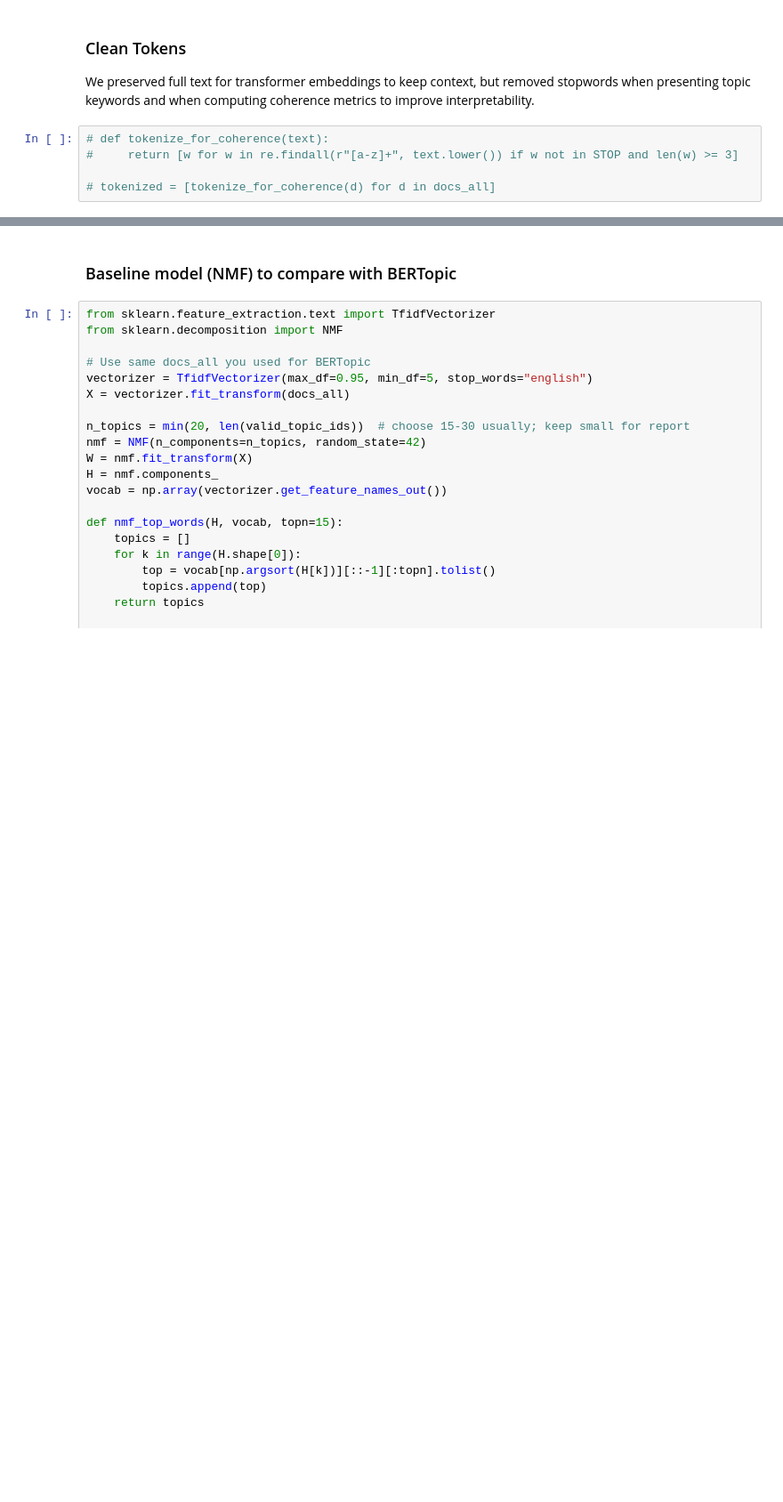
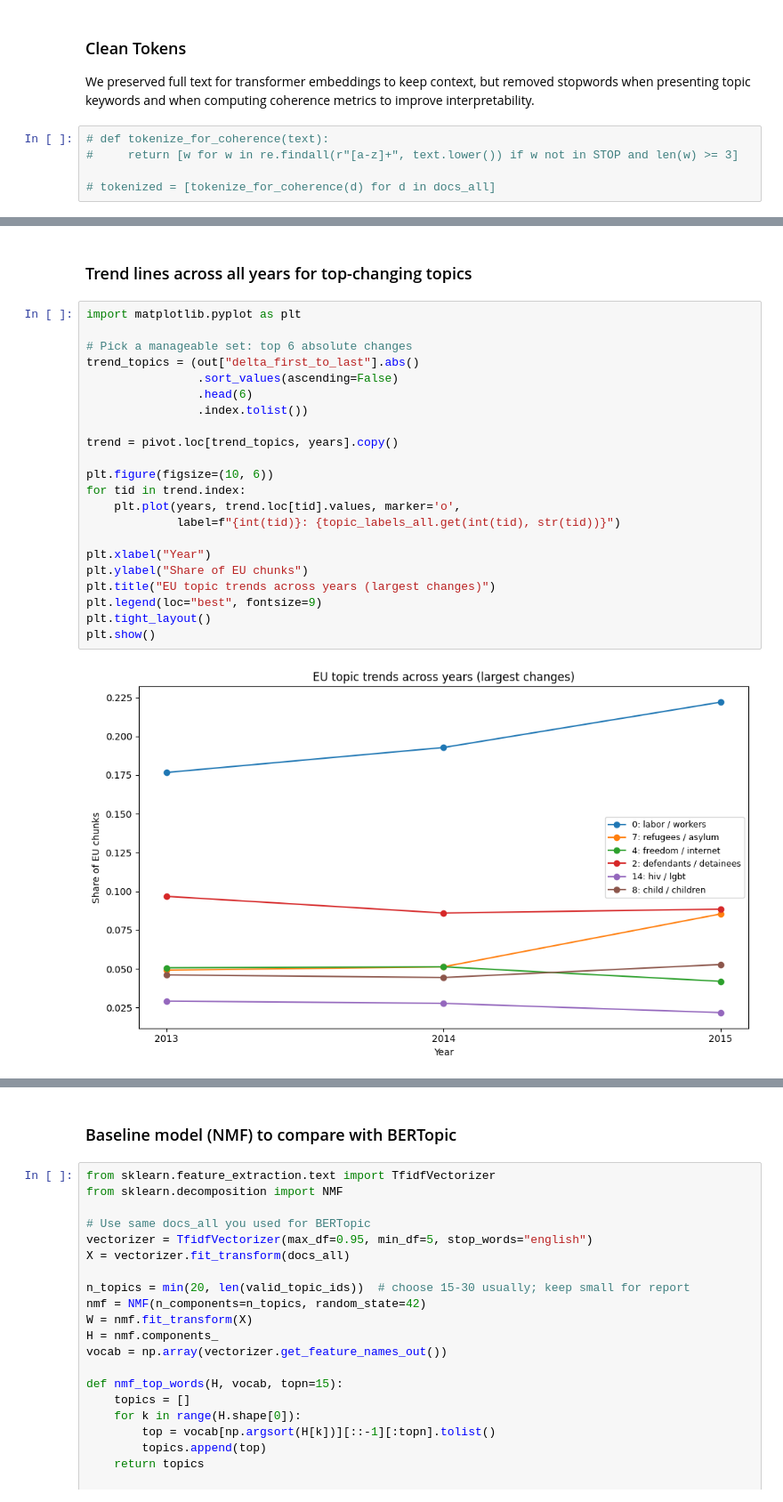
Before and after one commit to E-Zahra/Text-Mining-Project-US-EU-Diplomatic-Communications-2013-2015-, a Jupyter notebook: dataset /topicmodeling.ipynb, the cells around one changed output, grey strips where cells are left out. Shown at 89% size. Cells and saved outputs as stored; diff of their text form; blank space fills up the shorter version.

```diff
--- a/dataset /topicmodeling.ipynb
+++ b/dataset /topicmodeling.ipynb
@@ -785,0 +841,26 @@ plt.show()
+# %% [markdown]
+### Trend lines across all years for top-changing topics
+# %%
+import matplotlib.pyplot as plt
+
+# Pick a manageable set: top 6 absolute changes
+trend_topics = (out["delta_first_to_last"].abs()
+                .sort_values(ascending=False)
+                .head(6)
+                .index.tolist())
+
+trend = pivot.loc[trend_topics, years].copy()
+
+plt.figure(figsize=(10, 6))
+for tid in trend.index:
+    plt.plot(years, trend.loc[tid].values, marker='o',
+             label=f"{int(tid)}: {topic_labels_all.get(int(tid), str(tid))}")
+
+plt.xlabel("Year")
+plt.ylabel("Share of EU chunks")
+plt.title("EU topic trends across years (largest changes)")
+plt.legend(loc="best", fontsize=9)
+plt.tight_layout()
+plt.show()
+# %% [output]
+[figure, added]
```
Also changed, not shown: parts of 86 cells of this notebook.
